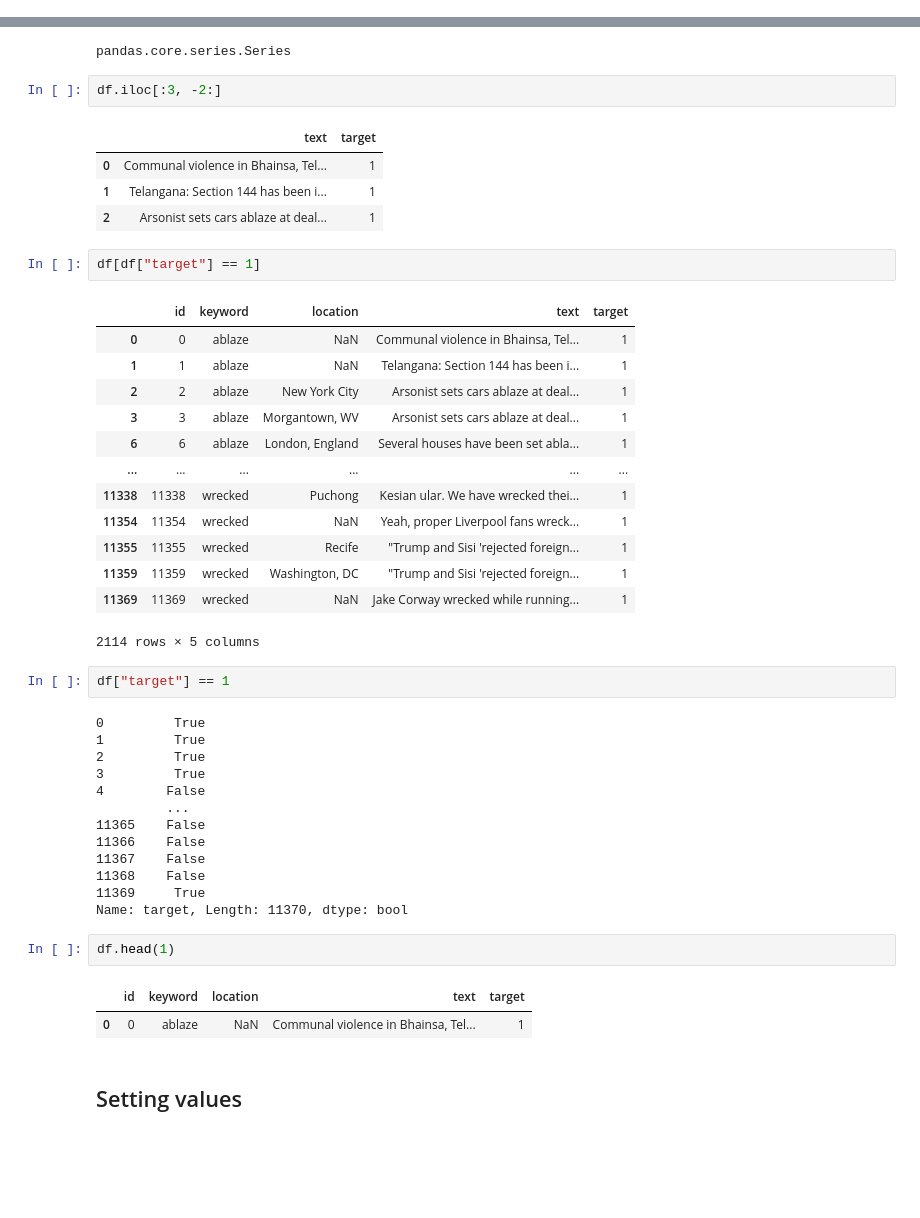
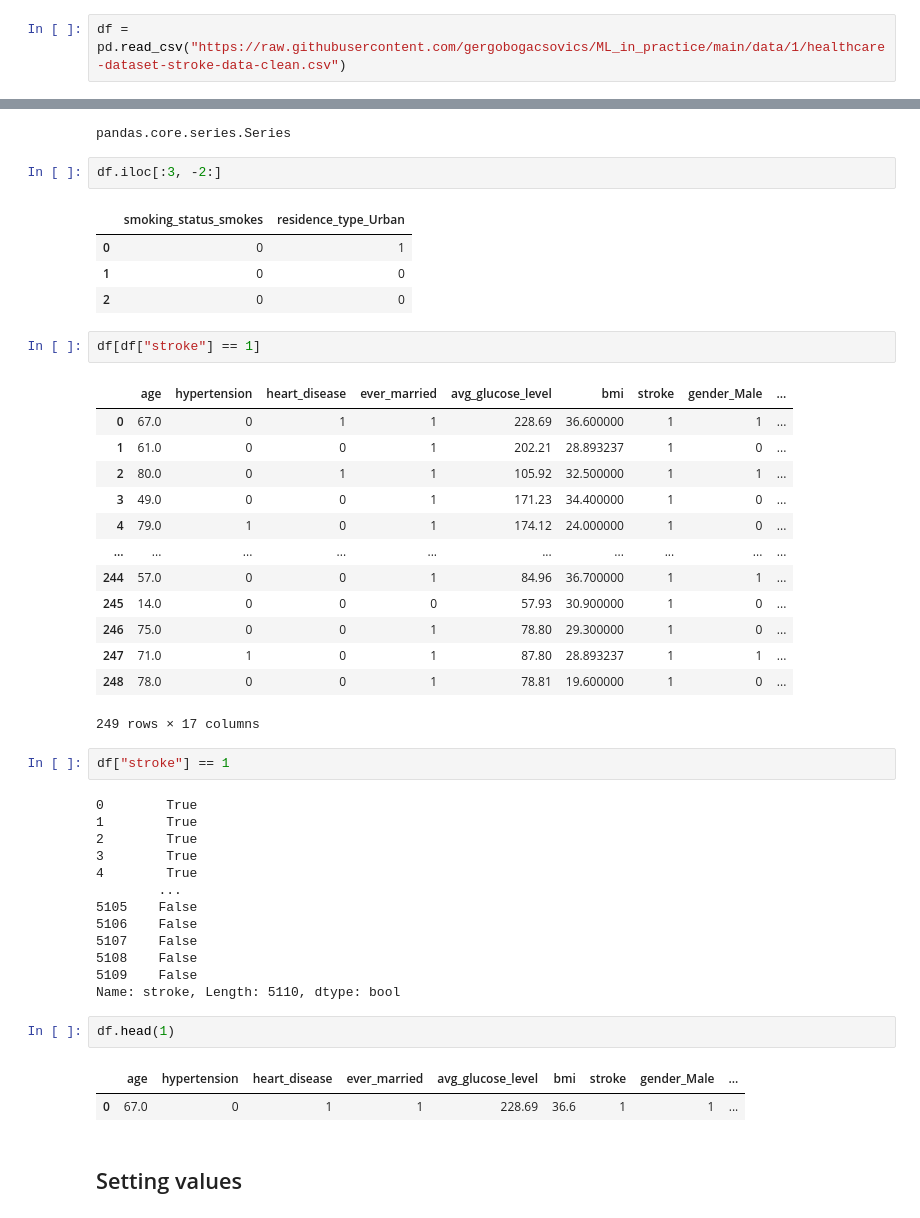
Before and after one commit to gergobogacsovics/ML_in_practice, a Jupyter notebook: 1/lecture-01-3-pandas.ipynb, the cells around one changed output, grey strips where cells are left out. Drawn from its saved outputs; the diff is of its cells as text; blank space fills up the shorter version.

```diff
--- a/1/lecture-01-3-pandas.ipynb
+++ b/1/lecture-01-3-pandas.ipynb
@@ -19,3 +16,5 @@ df = pd.read_csv("../data/tweets.csv")
+# %%
+df = pd.read_csv("https://raw.githubusercontent.com/gergobogacsovics/ML_in_practice/main/data/1/healthcare-dataset-stroke-data-clean.csv")
 # %%
 df.head()
 # %% [output]
@@ -152,46 +156,46 @@ pandas.core.series.Series
 # %%
 df.iloc[:3, -2:]
 # %% [output]
-|  | text | target |
-| 0 | Communal violence in Bhainsa, Tel... | 1 |
-| 1 | Telangana: Section 144 has been i... | 1 |
-| 2 | Arsonist sets cars ablaze at deal... | 1 |
+|  | smoking_status_smokes | residence_type_Urban |
+| 0 | 0 | 1 |
+| 1 | 0 | 0 |
+| 2 | 0 | 0 |
 # %%
-df[df["target"] == 1]
+df[df["stroke"] == 1]
 # %% [output]
-|  | id | keyword | location | text | target |
-| 0 | 0 | ablaze | NaN | Communal violence in Bhainsa, Tel... | 1 |
-| 1 | 1 | ablaze | NaN | Telangana: Section 144 has been i... | 1 |
-| 2 | 2 | ablaze | New York City | Arsonist sets cars ablaze at deal... | 1 |
-| 3 | 3 | ablaze | Morgantown, WV | Arsonist sets cars ablaze at deal... | 1 |
-| 6 | 6 | ablaze | London, England | Several houses have been set abla... | 1 |
-| ... | ... | ... | ... | ... | ... |
-| 11338 | 11338 | wrecked | Puchong | Kesian ular. We have wrecked thei... | 1 |
-| 11354 | 11354 | wrecked | NaN | Yeah, proper Liverpool fans wreck... | 1 |
-| 11355 | 11355 | wrecked | Recife | "Trump and Sisi 'rejected foreign... | 1 |
-| 11359 | 11359 | wrecked | Washington, DC | "Trump and Sisi 'rejected foreign... | 1 |
-| 11369 | 11369 | wrecked | NaN | Jake Corway wrecked while running... | 1 |
+|  | age | hypertension | heart_disease | ever_married | avg_glucose_level | bmi | stroke | gender_Male | ... |
+| 0 | 67.0 | 0 | 1 | 1 | 228.69 | 36.600000 | 1 | 1 | ... |
+| 1 | 61.0 | 0 | 0 | 1 | 202.21 | 28.893237 | 1 | 0 | ... |
+| 2 | 80.0 | 0 | 1 | 1 | 105.92 | 32.500000 | 1 | 1 | ... |
+| 3 | 49.0 | 0 | 0 | 1 | 171.23 | 34.400000 | 1 | 0 | ... |
+| 4 | 79.0 | 1 | 0 | 1 | 174.12 | 24.000000 | 1 | 0 | ... |
+| ... | ... | ... | ... | ... | ... | ... | ... | ... | ... |
+| 244 | 57.0 | 0 | 0 | 1 | 84.96 | 36.700000 | 1 | 1 | ... |
+| 245 | 14.0 | 0 | 0 | 0 | 57.93 | 30.900000 | 1 | 0 | ... |
+| 246 | 75.0 | 0 | 0 | 1 | 78.80 | 29.300000 | 1 | 0 | ... |
+| 247 | 71.0 | 1 | 0 | 1 | 87.80 | 28.893237 | 1 | 1 | ... |
+| 248 | 78.0 | 0 | 0 | 1 | 78.81 | 19.600000 | 1 | 0 | ... |
-2114 rows × 5 columns
+249 rows × 17 columns
 # %%
-df["target"] == 1
+df["stroke"] == 1
 # %% [output]
-0         True
-1         True
-2         True
-3         True
-4        False
-         ...
-11365    False
-11366    False
-11367    False
-11368    False
-11369     True
-Name: target, Length: 11370, dtype: bool
+0        True
+1        True
+2        True
+3        True
+4        True
+        ...
+5105    False
+5106    False
+5107    False
+5108    False
+5109    False
+Name: stroke, Length: 5110, dtype: bool
 # %%
 df.head(1)
 # %% [output]
-|  | id | keyword | location | text | target |
-| 0 | 0 | ablaze | NaN | Communal violence in Bhainsa, Tel... | 1 |
+|  | age | hypertension | heart_disease | ever_married | avg_glucose_level | bmi | stroke | gender_Male | ... |
+| 0 | 67.0 | 0 | 1 | 1 | 228.69 | 36.6 | 1 | 1 | ... |
 # %% [markdown]
 ## Setting values
 # %%
```
Also changed, not shown: parts of 34 cells of this notebook, 2 other files.
